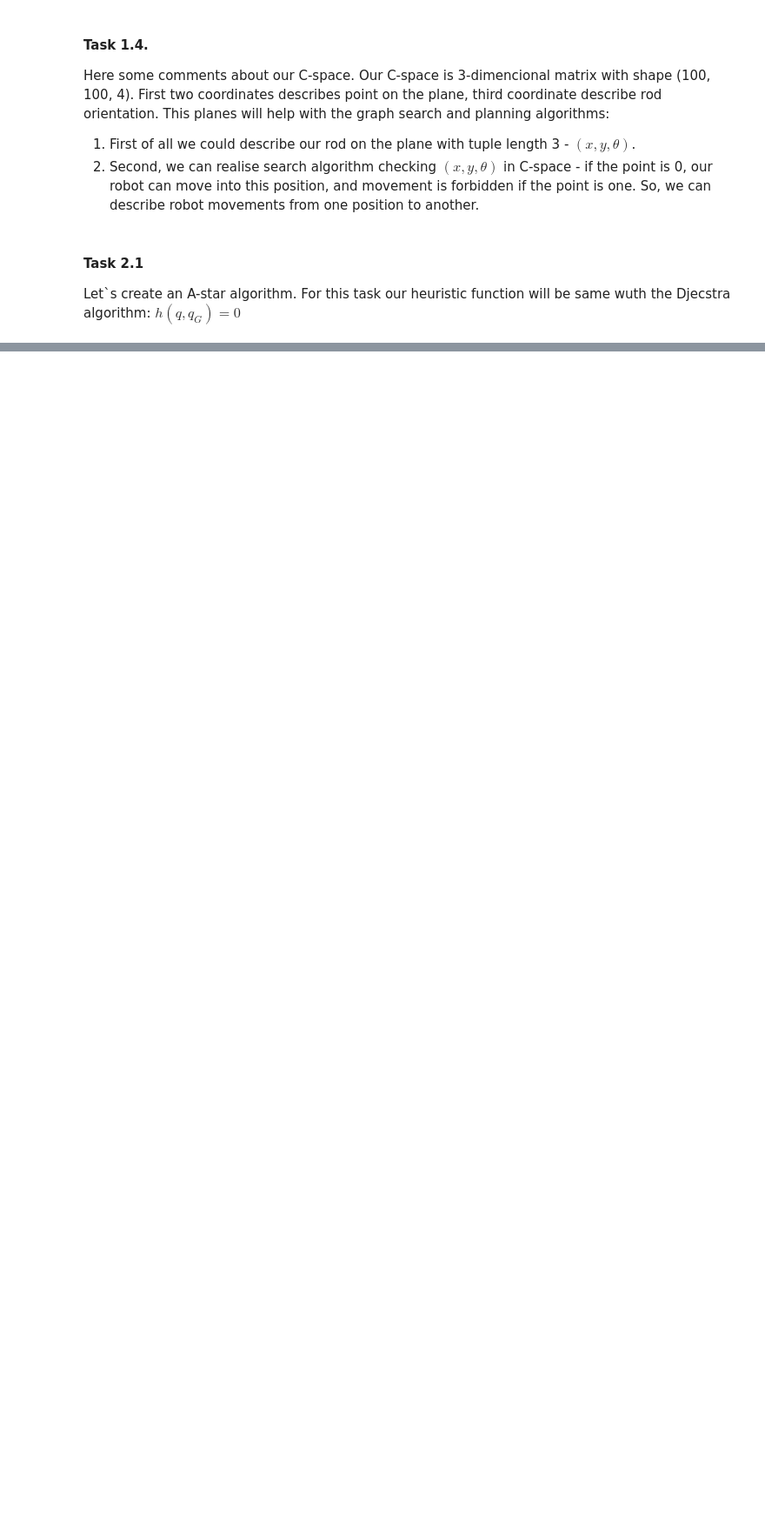
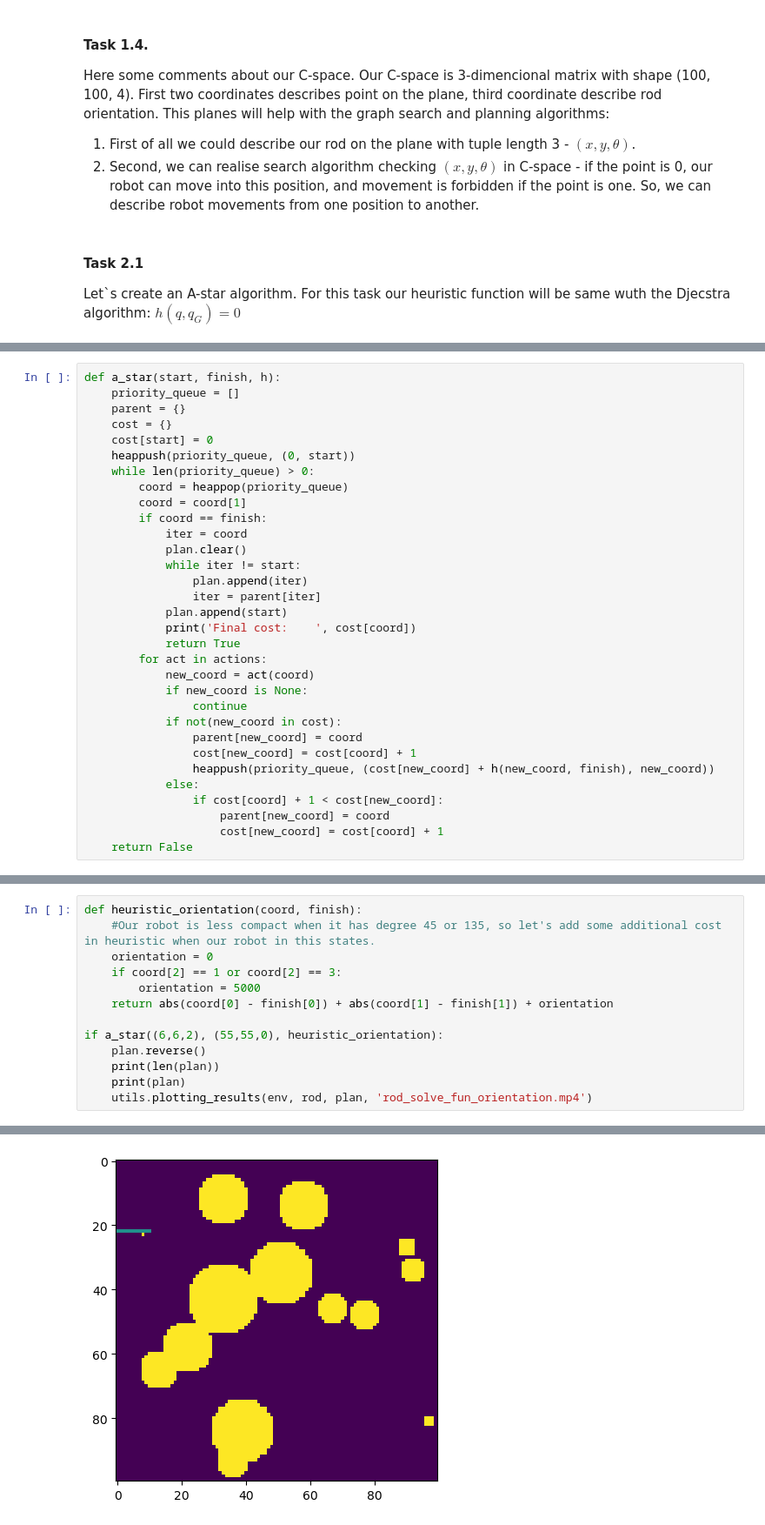
Before and after one commit to LaGrunje/PlanningAlgorithms, a Jupyter notebook: PS1/AlexanderLepinskikh_PS1.ipynb, the cells around one changed output, grey strips where cells are left out. Shown at 87% size. Drawn from its saved outputs; the diff is of its cells as text; blank space fills up the shorter version.

```diff
--- a/PS1/AlexanderLepinskikh_PS1.ipynb
+++ b/PS1/AlexanderLepinskikh_PS1.ipynb
@@ -231,0 +241,32 @@ ValueError: unknown file extension: .mp4
+# %%
+def a_star(start, finish, h):
+    priority_queue = []
+    parent = {}
+    cost = {}
+    cost[start] = 0
+    heappush(priority_queue, (0, start))
+    while len(priority_queue) > 0:
+        coord = heappop(priority_queue)
+        coord = coord[1]
+        if coord == finish:
+            iter = coord
+            plan.clear()
+            while iter != start:
+                plan.append(iter)
+                iter = parent[iter]
+            plan.append(start)
+            print('Final cost:    ', cost[coord])
+            return True
+        for act in actions:
+            new_coord = act(coord)
+            if new_coord is None:
+                continue
+            if not(new_coord in cost):
+                parent[new_coord] = coord
+                cost[new_coord] = cost[coord] + 1
+                heappush(priority_queue, (cost[new_coord] + h(new_coord, finish), new_coord))
+            else:
+                if cost[coord] + 1 < cost[new_coord]:
+                    parent[new_coord] = coord
+                    cost[new_coord] = cost[coord] + 1
+    return False
@@ -231,0 +288,14 @@ ValueError: unknown file extension: .mp4
+# %%
+def heuristic_orientation(coord, finish):
+    #Our robot is less compact when it has degree 45 or 135, so let's add some additional cost in heuristic when our robot in this states.
+    orientation = 0
+    if coord[2] == 1 or coord[2] == 3:
+        orientation = 5000
+    return abs(coord[0] - finish[0]) + abs(coord[1] - finish[1]) + orientation
+
+if a_star((6,6,2), (55,55,0), heuristic_orientation):
+    plan.reverse()
+    print(len(plan))
+    print(plan)
+    utils.plotting_results(env, rod, plan, 'rod_solve_fun_orientation.mp4')
+# %% [output]
@@ -231,0 +306 @@ ValueError: unknown file extension: .mp4
+[figure, added]
```
Also changed, not shown: parts of 9 cells of this notebook.
